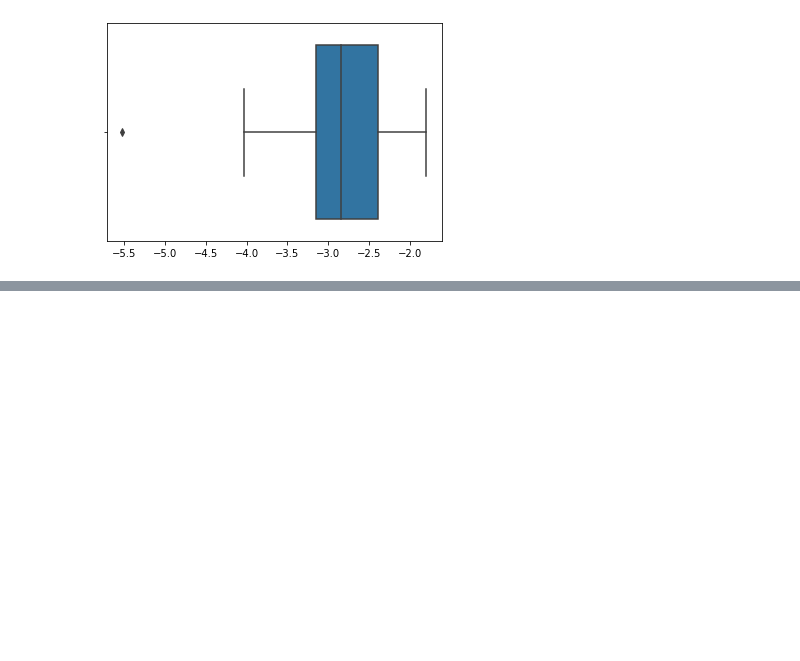
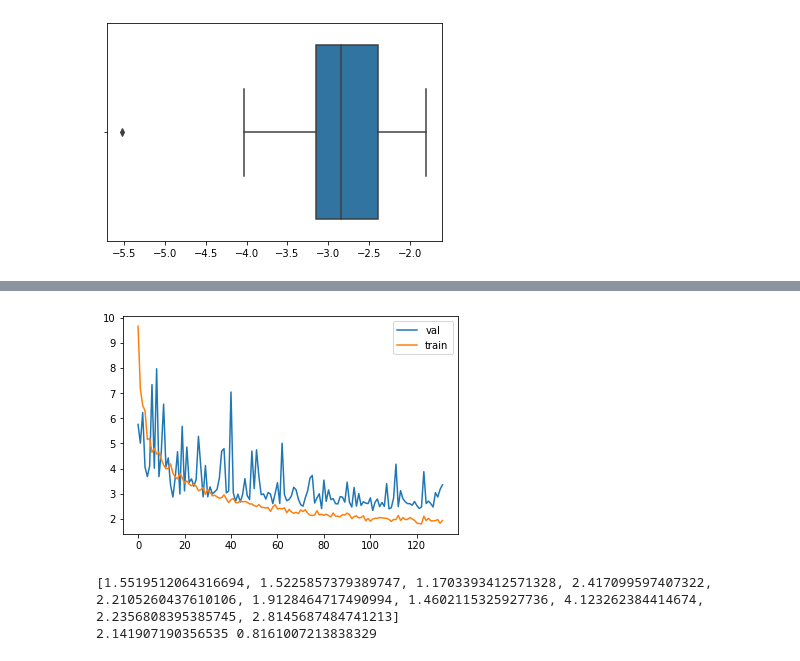
Before and after one commit to chihuangamo/boston-house-price, a Jupyter notebook: boston-house-price.ipynb, the cells around one changed output, grey strips where cells are left out. Drawn from its saved outputs; the diff is of its cells as text; code cells hidden in the pictures; blank space fills up the shorter version.

```diff
--- a/boston-house-price.ipynb
+++ b/boston-house-price.ipynb
@@ -278,0 +369,31 @@ sns.boxplot(cv_result['test_score']);
+# %%
+val_loss = history.history['val_loss']
+train_loss = history.history['loss']
+
+plt.plot(val_loss)
+plt.plot(train_loss)
+plt.legend(['val', 'train']);
+# %% [output]
+[figure, added]
+# %%
+from sklearn.model_selection import KFold
+from sklearn.preprocessing import StandardScaler
+from sklearn.metrics import mean_absolute_error
+
+k_fold = KFold(10)
+
+MAE = []
+for trn_idx, val_idx in k_fold.split(data):
+#     X_train, X_test = data.iloc[trn_idx,:], target[val_idx]
+    y_train, y_test =  data.iloc[val_idx,:], target[val_idx]
+
+    y_train = feature_preprocessing.transform(y_train)
+
+    pred = nn_model.predict(y_train)
+    MAE.append(mean_absolute_error(y_test, pred))
+
+print(MAE)
+print(np.mean(MAE), np.std(MAE))
+# %% [output]
+[1.5519512064316694, 1.5225857379389747, 1.1703393412571328, 2.417099597407322, 2.2105260437610106, 1.9128464717490994, 1.4602115325927736, 4.123262384414674, 2.2356808395385745, 2.8145687484741213]
+2.141907190356535 0.8161007213838329
```
Also changed, not shown: parts of 6 cells of this notebook.
